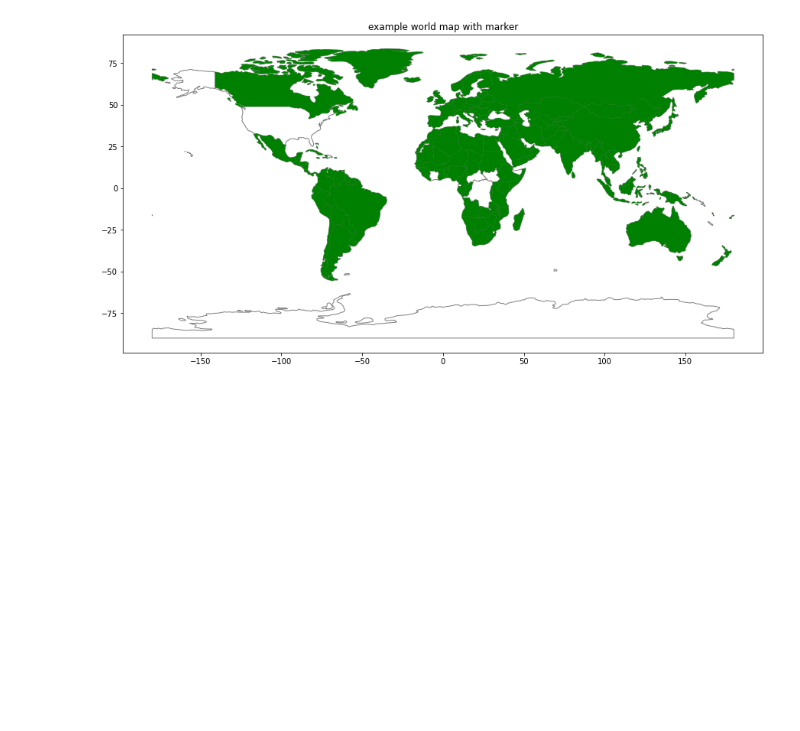
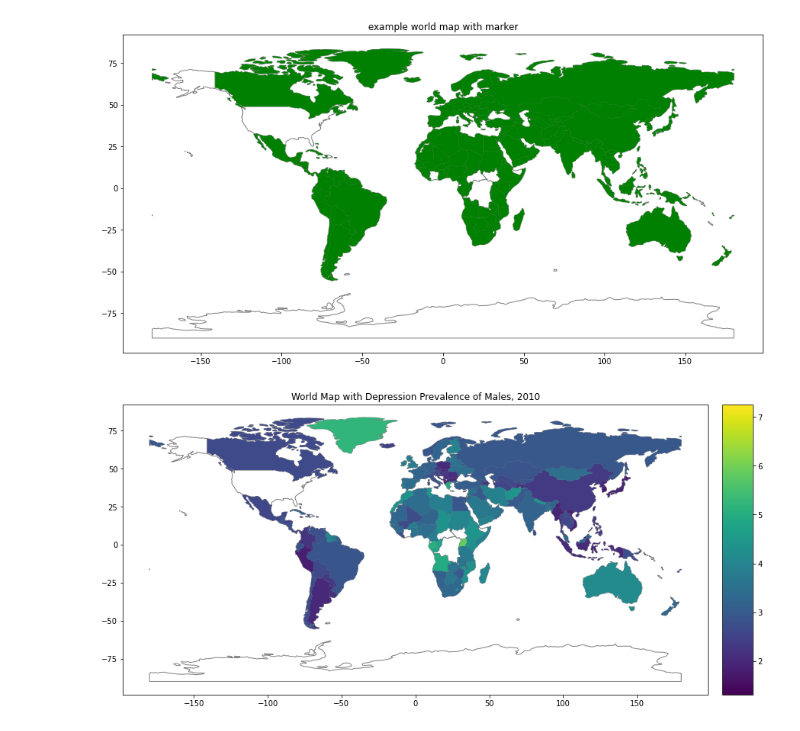
Before and after one commit to lostconnectionhere/mental_health, a Jupyter notebook: menth.ipynb, the cells around one changed output. Cells and saved outputs as stored; diff of their text form; code cells hidden in the pictures; blank space fills up the shorter version.

Commit message:
world maps of prevalence of depression in Males & Females, 2010

```diff
--- a/menth.ipynb
+++ b/menth.ipynb
@@ -287,3 +284,16 @@ g.set_title("example world map with marker")
 plt.show()
 # %% [output]
 [figure]
+# %%
+from mpl_toolkits.axes_grid1 import make_axes_locatable
+
+fig, ax = plt.subplots(1, 1, figsize=(15, 10))
+divider = make_axes_locatable(ax)
+cax = divider.append_axes("right", size="5%", pad=0.1)
+
+world.plot(ax=ax, color='white', edgecolor='gray')
+world_map_2010_male = gdf.plot(column='Prevalence_depr_male', ax=ax, markersize=50, legend=True, cax=cax)
+world_map_2010_male.set_title("World Map with Depression Prevalence of Males, 2010")
+plt.show()
+# %% [output]
+[figure, added]
```
Also changed, not shown: parts of 2 cells of this notebook.
